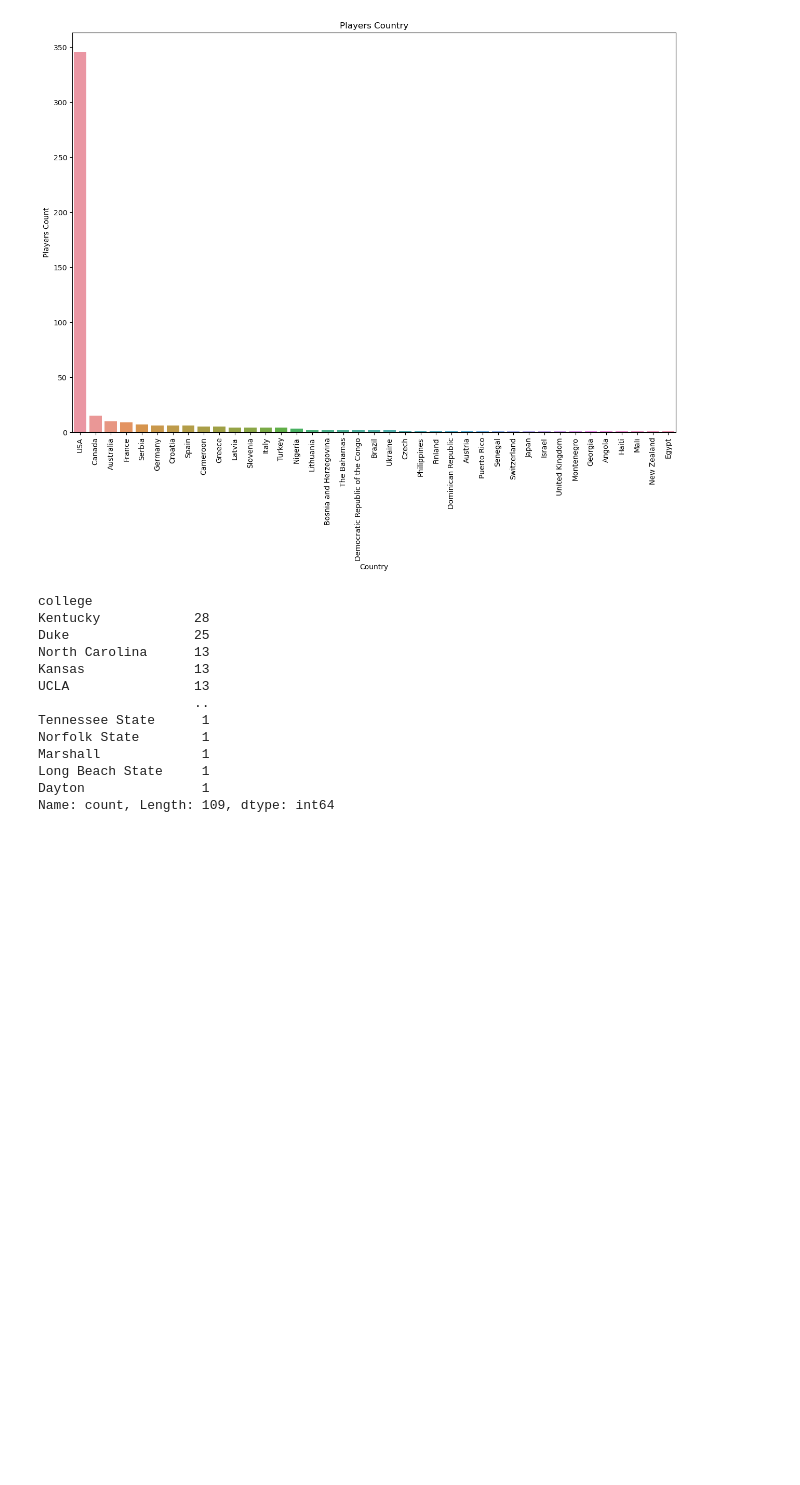
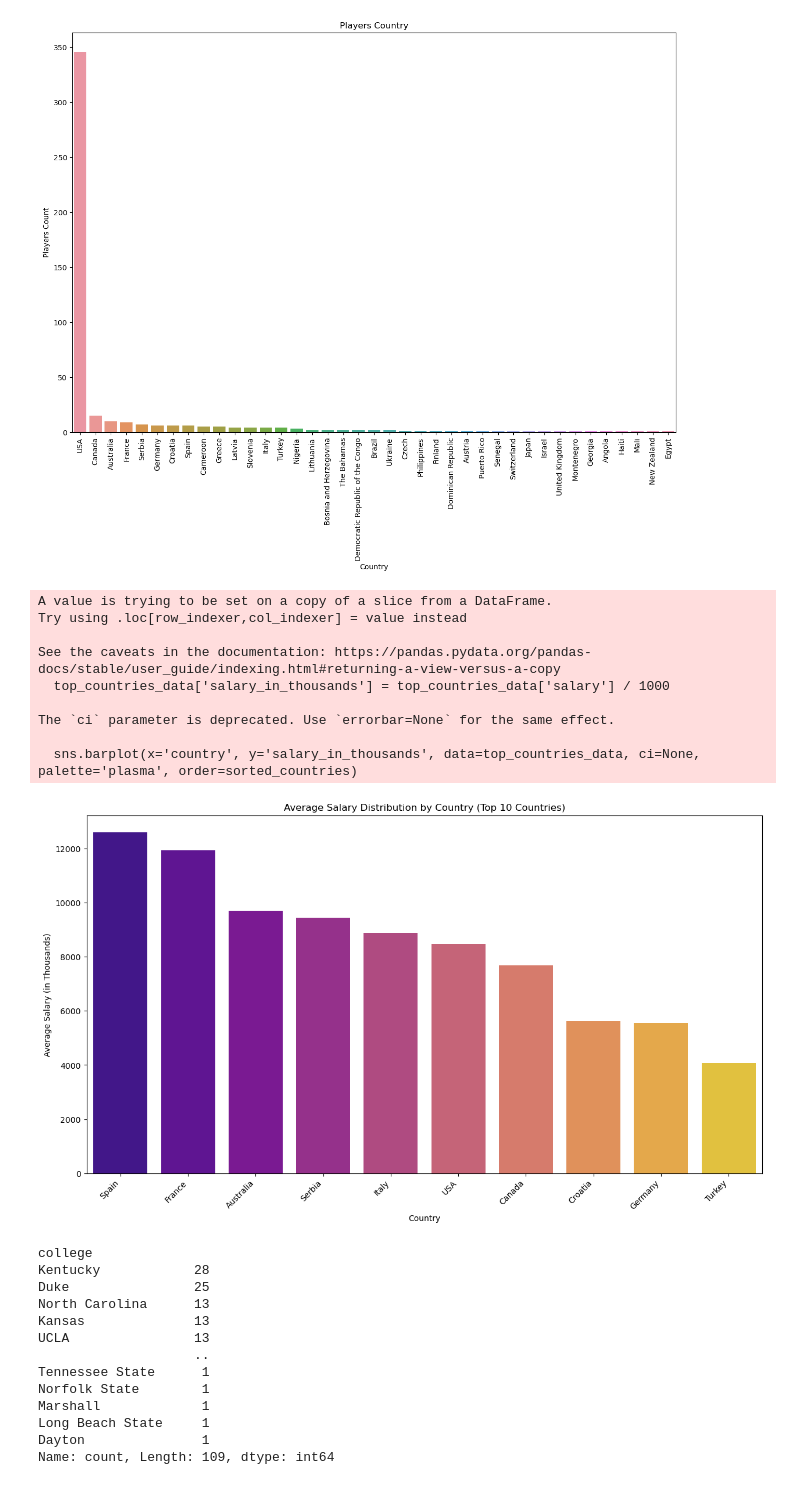
Before and after one commit to denizsimsek8/DATA-SCIENCE-PROJECT, a Jupyter notebook: NBA2K20.ipynb, the cells around one changed output. Saved outputs shown, nothing was run; the diff lists cells and outputs as text; code cells hidden in the pictures; blank space fills up the shorter version.

```diff
--- a/NBA2K20.ipynb
+++ b/NBA2K20.ipynb
@@ -178,3 +171,9 @@ display(data['salary'].head())
 3    37199000.0
 4    38199000.0
 Name: salary, dtype: float64
+# %%
+# College kısmı boş olanları No College olarak doldurduk.
+
+data['college'].fillna('No College', inplace=True)
+no_college_players = data[data['college'] == 'No College']
+display(no_college_players[['player_name', 'college']].head(5))
@@ -391,0 +357,5 @@ Name: count, dtype: int64
+# %%
+unique_players = data.drop_duplicates(subset='player_name', keep='first')
+country_counts = unique_players['country'].value_counts()
+players_per_country = unique_players['country'].value_counts()
+print(players_per_country)
@@ -404,6 +392,38 @@ plt.title("Players Country")
 plt.show()
 # %% [output]
 [figure]
+# %%
+# En çok temsil edilen ilk 10 ülkeleri seçme
+top_countries = unique_players['country'].value_counts().nlargest(10).index
+
+# Seçilen ülkelerin oyuncularını içeren bir alt veri çerçevesi oluşturma
+top_countries_data = unique_players[unique_players['country'].isin(top_countries)]
+
+# Daha anlamlı hale getirmek için salary'leri binler cinsinden ifade etme
+top_countries_data['salary_in_thousands'] = top_countries_data['salary'] / 1000
+
+# Ülkeleri ortalama maaşa göre sırala
+sorted_countries = top_countries_data.groupby('country')['salary_in_thousands'].mean().sort_values(ascending=False).index
+
+# Çubuk grafiği oluşturma
+plt.figure(figsize=(15, 8))
+sns.barplot(x='country', y='salary_in_thousands', data=top_countries_data, ci=None, palette='plasma', order=sorted_countries)
+plt.xticks(rotation=45, ha='right')
+plt.xlabel('Country')
+plt.ylabel('Average Salary (in Thousands)')
+plt.title('Average Salary Distribution by Country (Top 10 Countries)')
+plt.show()
+# %% [output]
+A value is trying to be set on a copy of a slice from a DataFrame.
+Try using .loc[row_indexer,col_indexer] = value instead
+
+See the caveats in the documentation: https://pandas.pydata.org/pandas-docs/stable/user_guide/indexing.html#returning-a-view-versus-a-copy
+  top_countries_data['salary_in_thousands'] = top_countries_data['salary'] / 1000
+
+The `ci` parameter is deprecated. Use `errorbar=None` for the same effect.
+
+  sns.barplot(x='country', y='salary_in_thousands', data=top_countries_data, ci=None, palette='plasma', order=sorted_countries)
+[figure, added]
 # %%
 data['college'].value_counts()
 # %% [output]
```
Also changed, not shown: parts of 9 cells of this notebook.
